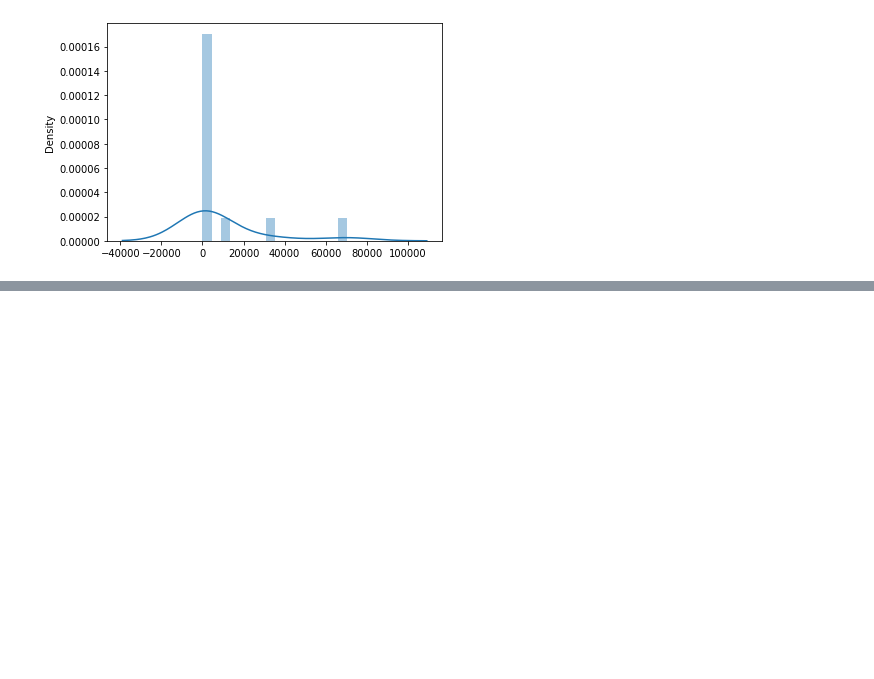
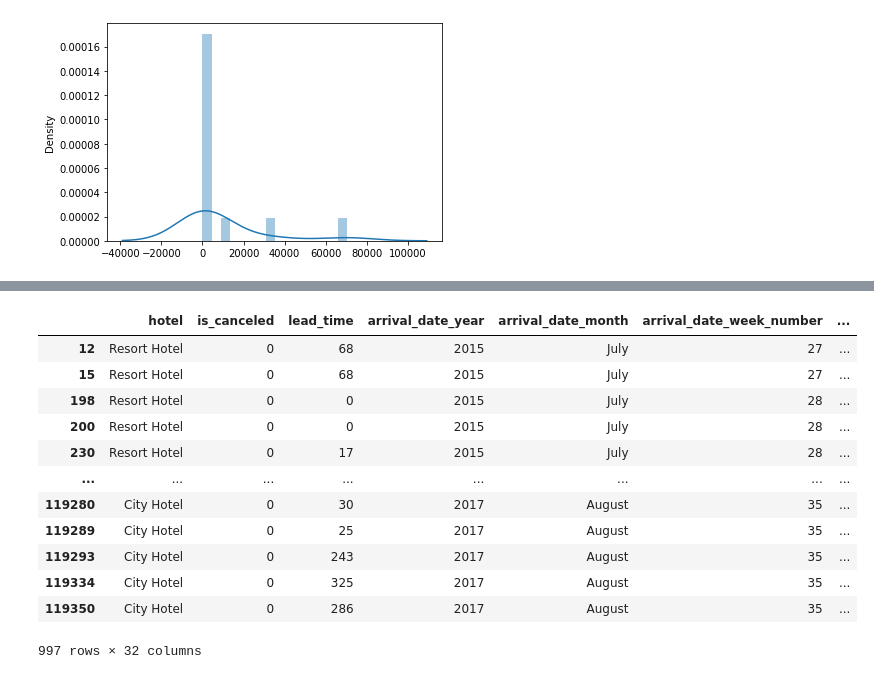
Before and after one commit to Shambhurajdesai/Capstone---1-Hotel-Booking-Analysis, a Jupyter notebook: Copy_of_Hotel_Bookings_Analysis.ipynb, the cells around one changed output, grey strips where cells are left out. Cells and saved outputs as stored; diff of their text form; code cells hidden in the pictures; blank space fills up the shorter version.

```diff
--- a/Copy_of_Hotel_Bookings_Analysis.ipynb
+++ b/Copy_of_Hotel_Bookings_Analysis.ipynb
@@ -418,0 +529,16 @@ sns.distplot(a,hist=True)
+# %%
+df_[(df_['stays_in_weekend_nights']==0) & (df_['total_of_special_requests']>2)]
+# %% [output]
+|  | hotel | is_canceled | lead_time | arrival_date_year | arrival_date_month | arrival_date_week_number | ... |
+| 12 | Resort Hotel | 0 | 68 | 2015 | July | 27 | ... |
+| 15 | Resort Hotel | 0 | 68 | 2015 | July | 27 | ... |
+| 198 | Resort Hotel | 0 | 0 | 2015 | July | 28 | ... |
+| 200 | Resort Hotel | 0 | 0 | 2015 | July | 28 | ... |
+| 230 | Resort Hotel | 0 | 17 | 2015 | July | 28 | ... |
+| ... | ... | ... | ... | ... | ... | ... | ... |
+| 119280 | City Hotel | 0 | 30 | 2017 | August | 35 | ... |
+| 119289 | City Hotel | 0 | 25 | 2017 | August | 35 | ... |
+| 119293 | City Hotel | 0 | 243 | 2017 | August | 35 | ... |
+| 119334 | City Hotel | 0 | 325 | 2017 | August | 35 | ... |
+| 119350 | City Hotel | 0 | 286 | 2017 | August | 35 | ... |
+997 rows × 32 columns
```
Also changed, not shown: parts of 12 cells of this notebook.
